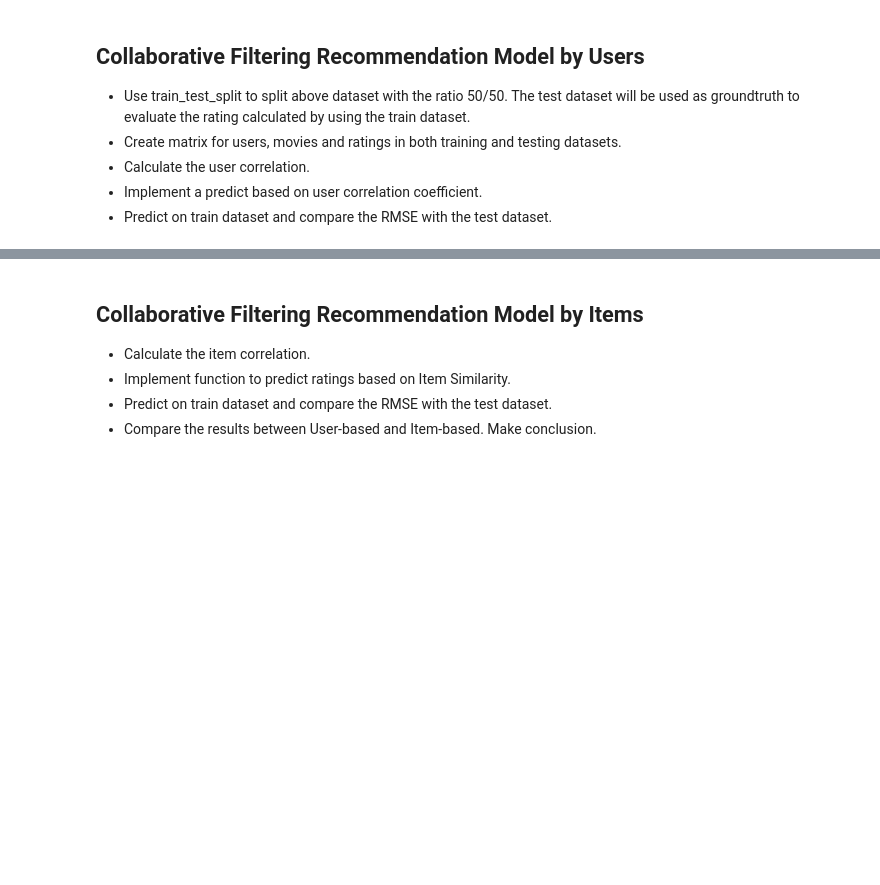
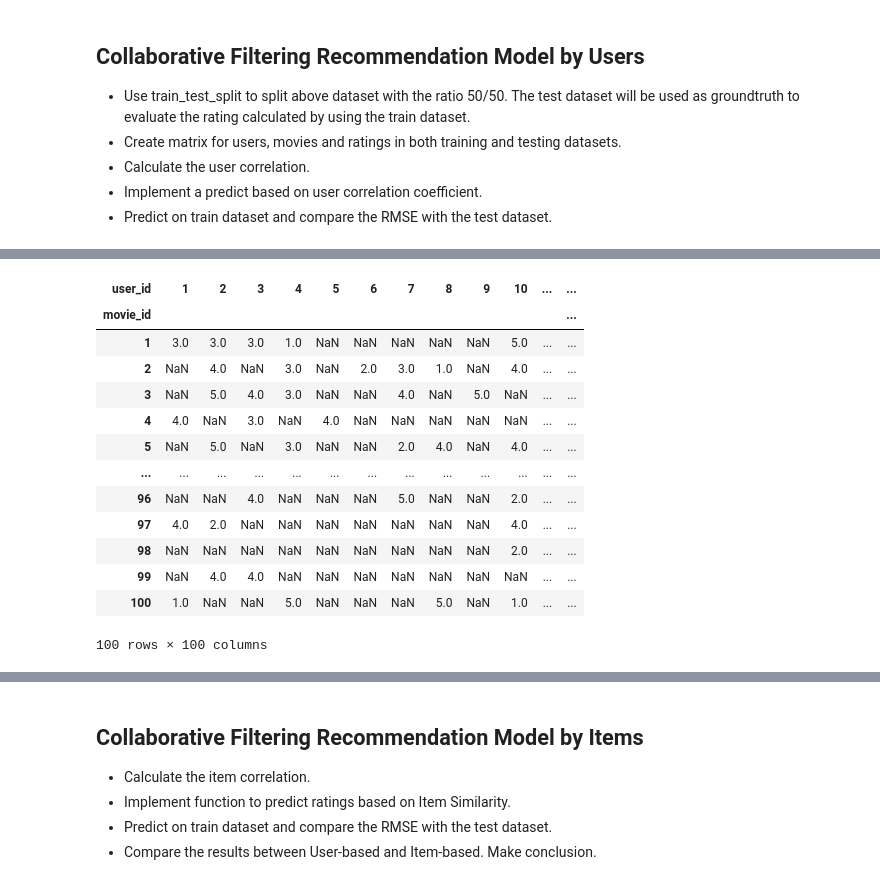
Before and after one commit to lucas-two/Big-Data, a Jupyter notebook: lab3/movie_reccomendations.ipynb, the cells around one changed output, grey strips where cells are left out. Cells and saved outputs as stored; diff of their text form; code cells hidden in the pictures; blank space fills up the shorter version.

Commit message:
Spliting movie data and creating corr matricies

```diff
--- a/lab3/movie_reccomendations.ipynb
+++ b/lab3/movie_reccomendations.ipynb
@@ -212,0 +191,19 @@ def sim_matrix(M, dimension='user'):
+# %%
+# Cleaning & Splitting the data (Massive help from Thanh working through this)
+
+# Import a version of ratings dataframe with only user_id, movie_id, and the rating
+ratings = pd.read_csv('ratings.csv', encoding='latin-1', usecols=['user_id', 'movie_id', 'rating'])
+
+# Replace user_id & movie_id NaN values with 0
+ratings['user_id'] = ratings['user_id'].fillna(0)
+ratings['movie_id'] = ratings['movie_id'].fillna(0)
+
+# Replace rating NaN values with average of all values
+ratings['rating'] = ratings['rating'].fillna(ratings['rating'].mean())
+
+# Splitting data 50% into training and testing
+train_data, test_data = train_test_split(ratings, test_size=0.5)
+
+# Taking a look at our newly split data
+print("Testing Data:\n", test_data.head(), "\n")
+print("Training Data:\n", train_data.head())
@@ -212,0 +226,22 @@ def sim_matrix(M, dimension='user'):
+# %%
+# Creating our matricies from the data (user-based)
+train_matrix_user = train_data.pivot_table(index='movie_id', columns='user_id', values='rating').astype('float64')
+test_matrix_user = test_data.pivot_table(index='movie_id', columns='user_id', values='rating').astype('float64')
+
+# Looking at one of our matricies
+train_matrix_user
+# %% [output]
+| user_id | 1 | 2 | 3 | 4 | 5 | 6 | 7 | 8 | 9 | 10 | ... | ... |
+| movie_id |  |  |  |  |  |  |  |  |  |  |  | ... |
+| 1 | 3.0 | 3.0 | 3.0 | 1.0 | NaN | NaN | NaN | NaN | NaN | 5.0 | ... | ... |
+| 2 | NaN | 4.0 | NaN | 3.0 | NaN | 2.0 | 3.0 | 1.0 | NaN | 4.0 | ... | ... |
+| 3 | NaN | 5.0 | 4.0 | 3.0 | NaN | NaN | 4.0 | NaN | 5.0 | NaN | ... | ... |
+| 4 | 4.0 | NaN | 3.0 | NaN | 4.0 | NaN | NaN | NaN | NaN | NaN | ... | ... |
+| 5 | NaN | 5.0 | NaN | 3.0 | NaN | NaN | 2.0 | 4.0 | NaN | 4.0 | ... | ... |
+| ... | ... | ... | ... | ... | ... | ... | ... | ... | ... | ... | ... | ... |
+| 96 | NaN | NaN | 4.0 | NaN | NaN | NaN | 5.0 | NaN | NaN | 2.0 | ... | ... |
+| 97 | 4.0 | 2.0 | NaN | NaN | NaN | NaN | NaN | NaN | NaN | 4.0 | ... | ... |
+| 98 | NaN | NaN | NaN | NaN | NaN | NaN | NaN | NaN | NaN | 2.0 | ... | ... |
+| 99 | NaN | 4.0 | 4.0 | NaN | NaN | NaN | NaN | NaN | NaN | NaN | ... | ... |
+| 100 | 1.0 | NaN | NaN | 5.0 | NaN | NaN | NaN | 5.0 | NaN | 1.0 | ... | ... |
+100 rows × 100 columns
```
Also changed, not shown: parts of 11 cells of this notebook.
